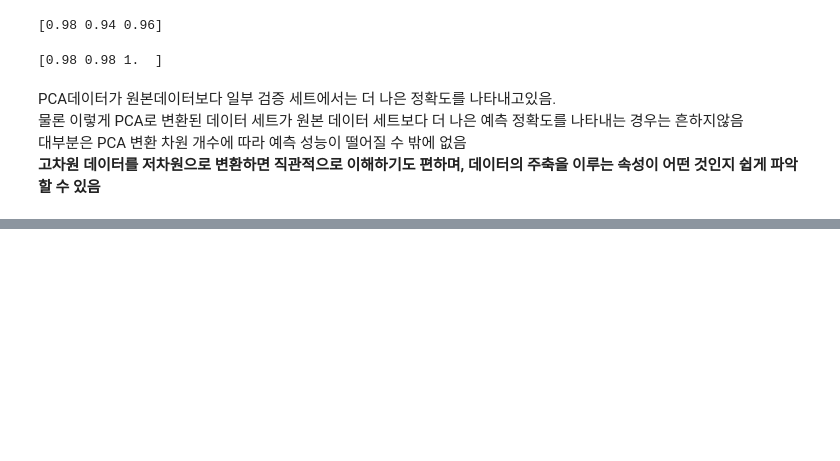
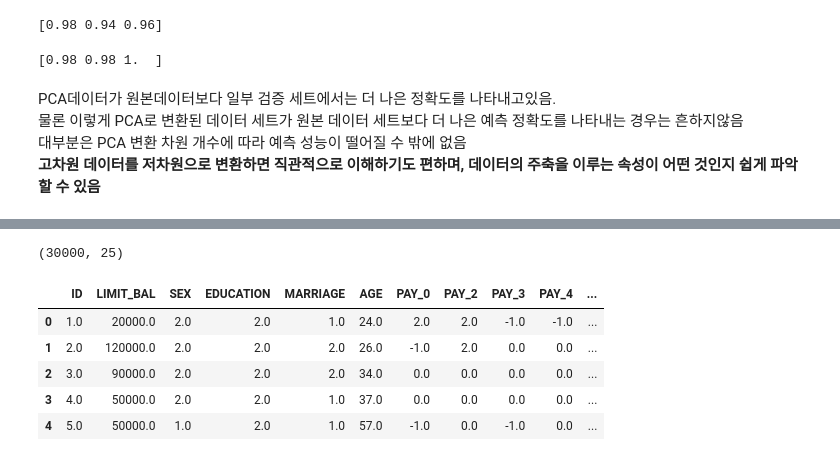
Before and after one commit to HwangHanJae/ml-definitive-guide-pratice, a Jupyter notebook: dimension_reduction/principal_component_analysis.ipynb, the cells around one changed output, grey strips where cells are left out. Drawn from its saved outputs; the diff is of its cells as text; code cells hidden in the pictures; blank space fills up the shorter version.

```diff
--- a/dimension_reduction/principal_component_analysis.ipynb
+++ b/dimension_reduction/principal_component_analysis.ipynb
@@ -240,0 +256,16 @@ PCA데이터가 원본데이터보다 일부 검증 세트에서는 더 나은
+# %%
+import pandas as pd
+df_path = "/content/drive/MyDrive/Colab Notebooks/DataScience/Data/uci_credit_card/credit_card.xlsx"
+df =pd.read_excel(df_path,sheet_name='Data')
+print(df.shape)
+# %% [output]
+(30000, 25)
+# %%
+df.head()
+# %% [output]
+|  | ID | LIMIT_BAL | SEX | EDUCATION | MARRIAGE | AGE | PAY_0 | PAY_2 | PAY_3 | PAY_4 | ... |
+| 0 | 1.0 | 20000.0 | 2.0 | 2.0 | 1.0 | 24.0 | 2.0 | 2.0 | -1.0 | -1.0 | ... |
+| 1 | 2.0 | 120000.0 | 2.0 | 2.0 | 2.0 | 26.0 | -1.0 | 2.0 | 0.0 | 0.0 | ... |
+| 2 | 3.0 | 90000.0 | 2.0 | 2.0 | 2.0 | 34.0 | 0.0 | 0.0 | 0.0 | 0.0 | ... |
+| 3 | 4.0 | 50000.0 | 2.0 | 2.0 | 1.0 | 37.0 | 0.0 | 0.0 | 0.0 | 0.0 | ... |
+| 4 | 5.0 | 50000.0 | 1.0 | 2.0 | 1.0 | 57.0 | -1.0 | 0.0 | -1.0 | 0.0 | ... |
```
Also changed, not shown: parts of 19 cells of this notebook.
